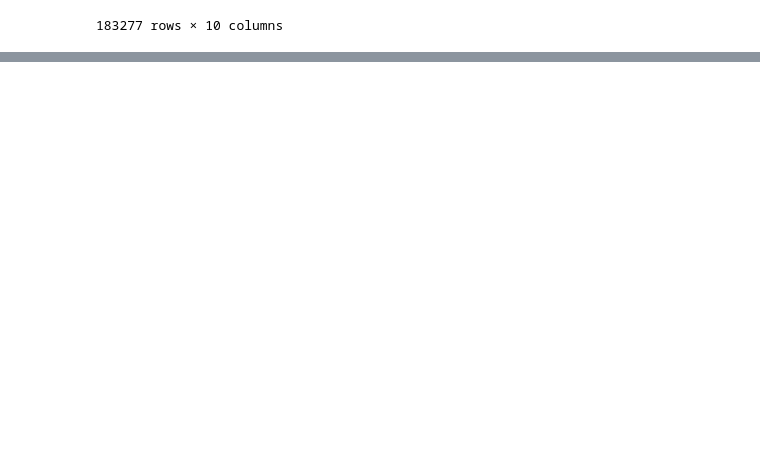
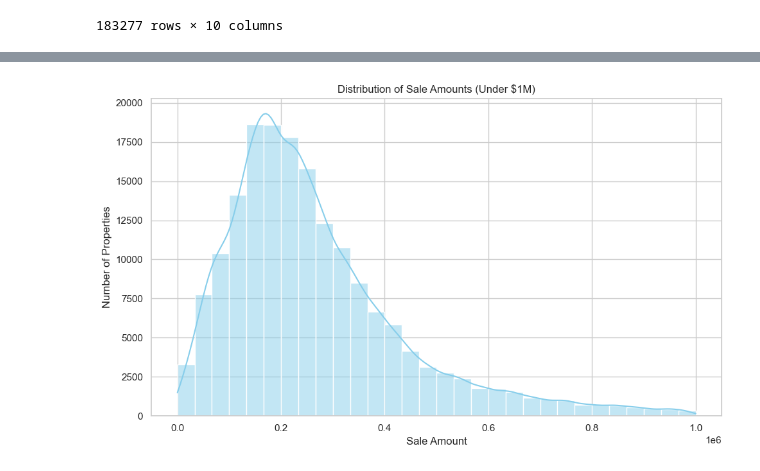
Before and after one commit to Natacha-star/Real-Estate-project-, a Jupyter notebook: notebooks/Data Analysis.ipynb, the cells around one changed output, grey strips where cells are left out. Cells and saved outputs as stored; diff of their text form; code cells hidden in the pictures; blank space fills up the shorter version.

Commit message:
analysed clearly the real estate dataset and downloaded the images of visuals

```diff
--- a/notebooks/Data Analysis.ipynb
+++ b/notebooks/Data Analysis.ipynb
@@ -52,0 +90,17 @@ real_estate
+# %%
+plt.figure(figsize=(10, 6))
+sns.histplot(real_estate[real_estate['Sale Amount'] < 1_000_000]['Sale Amount'],
+             bins=30, kde=True, color='skyblue')
+
+plt.title('Distribution of Sale Amounts (Under $1M)')
+plt.xlabel('Sale Amount')
+plt.ylabel('Number of Properties')
+plt.tight_layout()
+
+# Save before showing
+plt.savefig(os.path.join(results_dir, 'Distribution_of_Sale_Amounts_Under_1M.jpg'))
+plt.savefig(os.path.join(results_dir, 'Distribution_of_Sale_Amounts_Under_1M.png'))
+
+plt.show()
+# %% [output]
+[figure, added]
```
Also changed, not shown: parts of 13 cells of this notebook, 14 other files.
